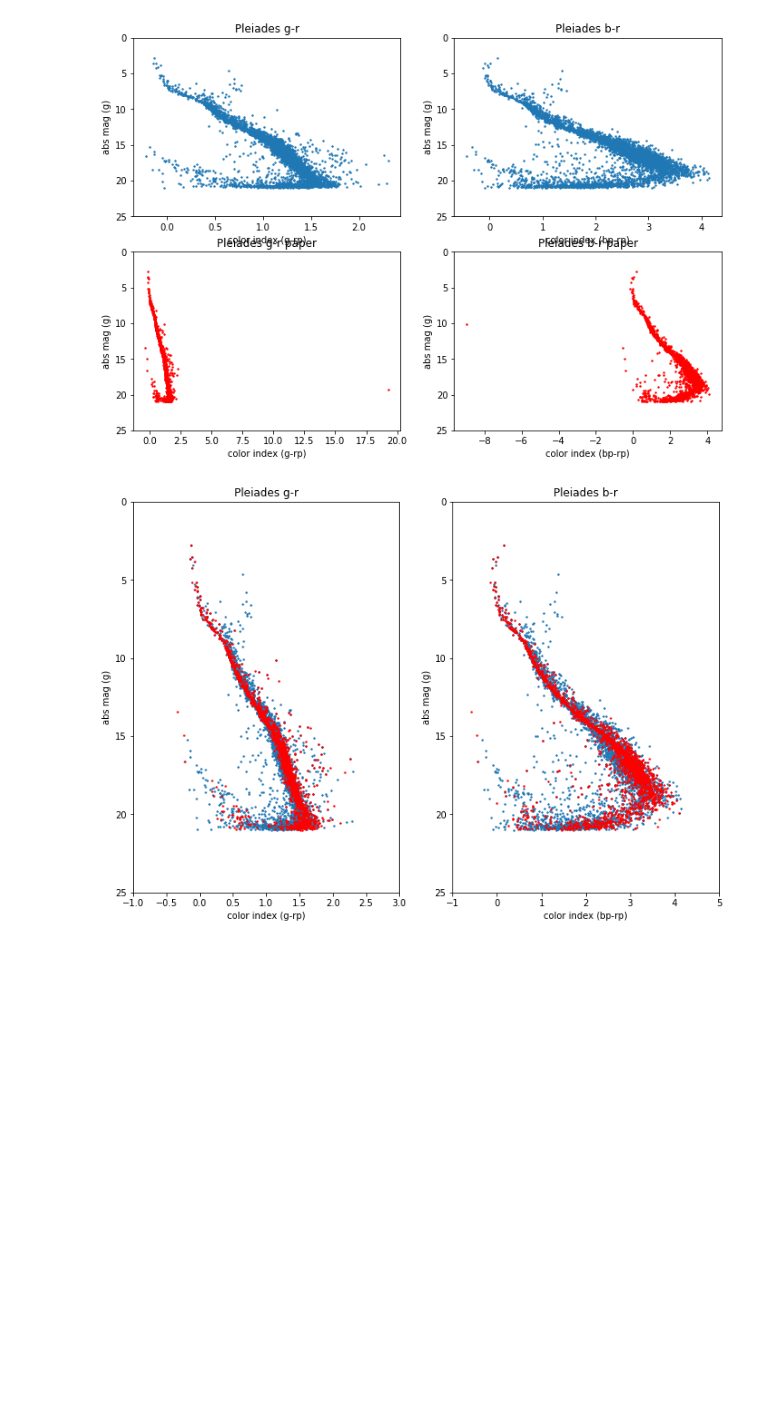
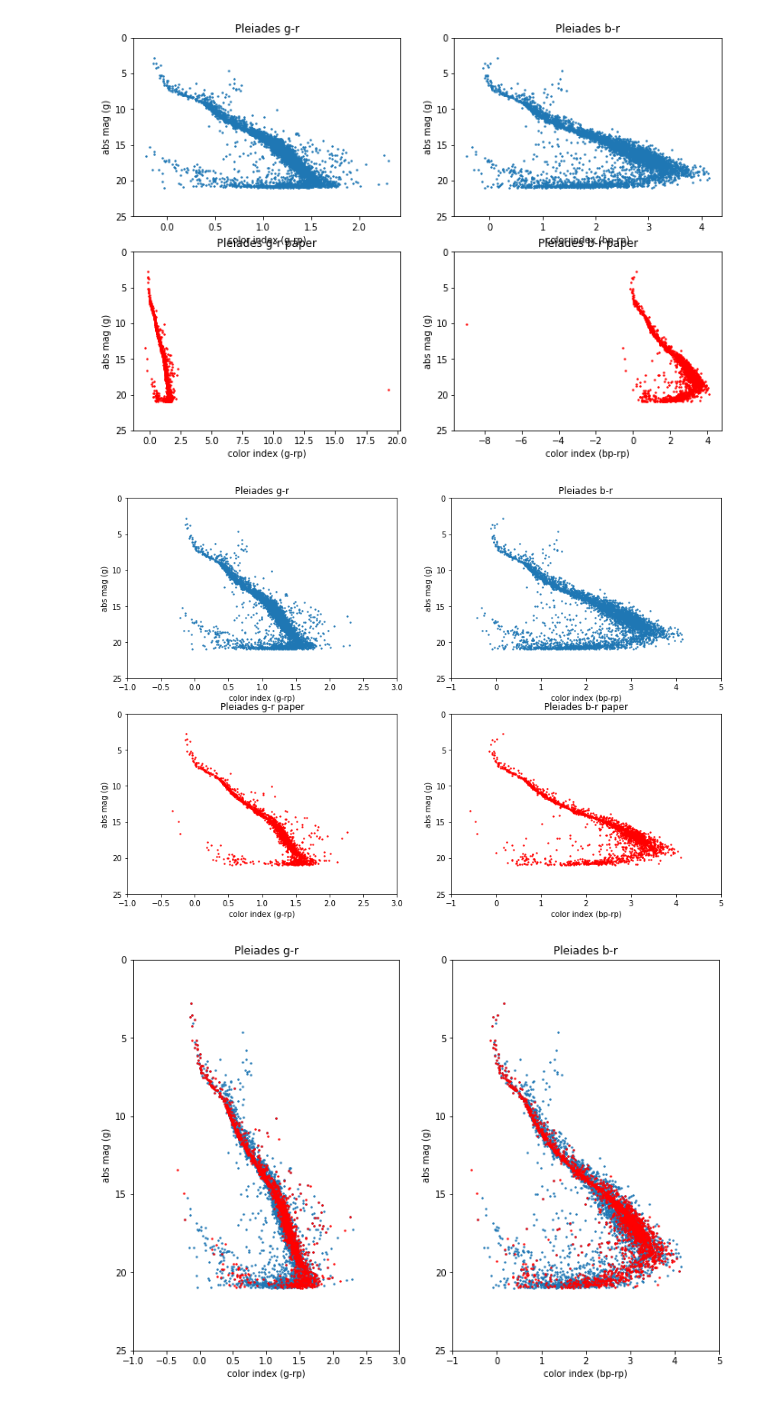
Before and after one commit to lauramv1832/Gaia, a Jupyter notebook: PleiadesML13.ipynb, the cells around one changed output. Saved outputs shown, nothing was run; the diff lists cells and outputs as text; code cells hidden in the pictures; blank space fills up the shorter version.

```diff
--- a/PleiadesML13.ipynb
+++ b/PleiadesML13.ipynb
@@ -198,6 +198,44 @@ plt.subplots_adjust(0.2, 0.2, 1.7, 1.7)
 plt.show()
 # %% [output]
 [figure]
+# %%
+fig = plt.figure()
+ax = fig.add_subplot(221)
+ax.scatter(pleiades['g_rp'], pleiades['phot_g_mean_mag'], s=2)
+ax.set_xlim(-1, 3)
+ax.set_ylim(25, 0)
+ax.set_title('Pleiades g-r')
+ax.set_xlabel("color index (g-rp)")
+ax.set_ylabel("abs mag (g)")
+
+ax2 = fig.add_subplot(222)
+ax2.scatter(pleiades['bp_rp'], pleiades['phot_g_mean_mag'], s=2)
+ax2.set_xlim(-1, 5)
+ax2.set_ylim(25, 0)
+ax2.set_title('Pleiades b-r')
+ax2.set_xlabel("color index (bp-rp)")
+ax2.set_ylabel("abs mag (g)")
+
+ax3 = fig.add_subplot(223)
+ax3.scatter(asu['G-R'], asu['Gmag'], s=2, color='red')
+ax3.set_xlim(-1, 3)
+ax3.set_ylim(25, 0)
+ax3.set_title('Pleiades g-r paper')
+ax3.set_xlabel("color index (g-rp)")
+ax3.set_ylabel("abs mag (g)")
+
+ax4 = fig.add_subplot(224)
+ax4.scatter(asu['B-R'], asu['Gmag'], s=2, color='red')
+ax4.set_xlim(-1, 5)
+ax4.set_ylim(25, 0)
+ax4.set_title('Pleiades b-r paper')
+ax4.set_xlabel("color index (bp-rp)")
+ax4.set_ylabel("abs mag (g)")
+
+plt.subplots_adjust(0.2, 0.2, 2, 2)
+plt.show()
+# %% [output]
+[figure, added]
 # %%
 fig = plt.figure()
 ax = fig.add_subplot(121)
```
Also changed, not shown: parts of 3 cells of this notebook, 8 other files.
